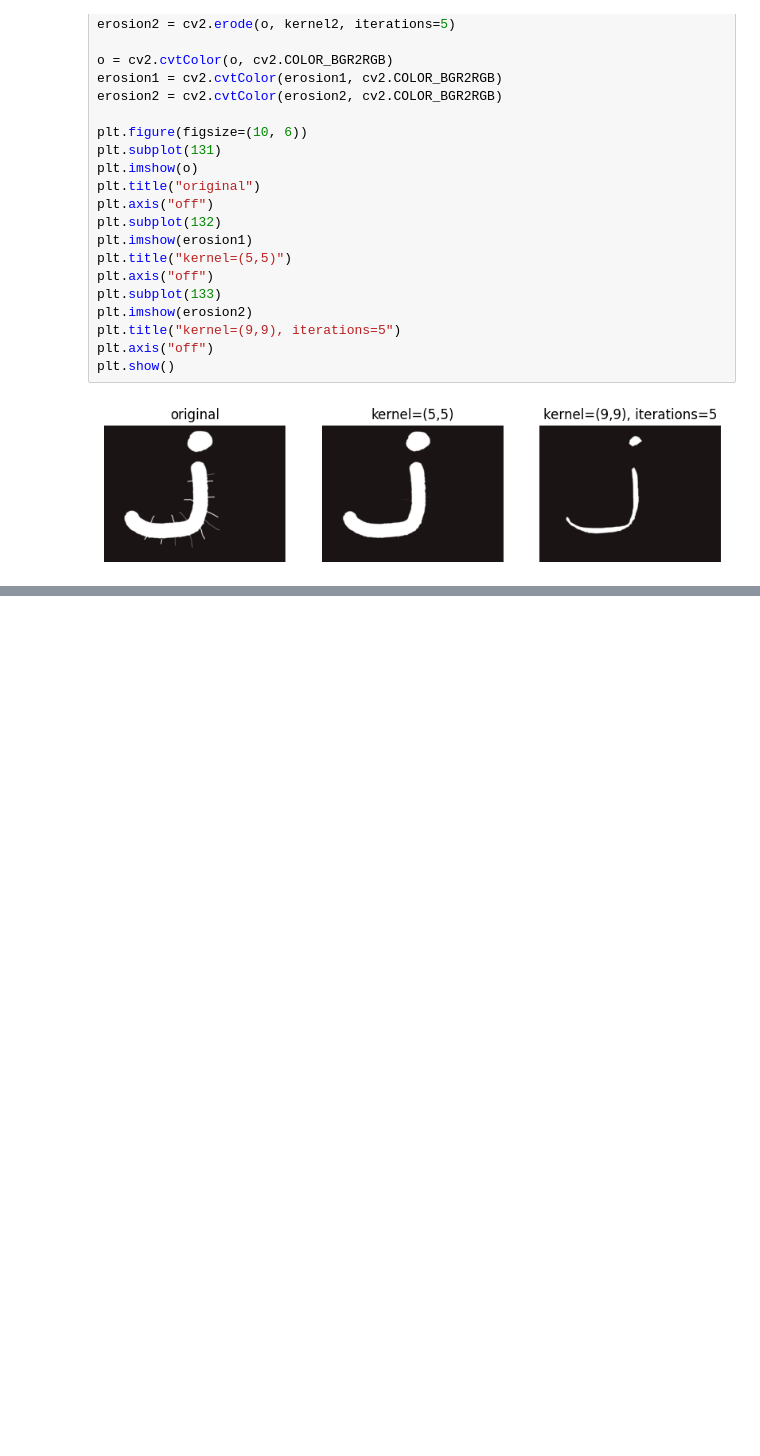
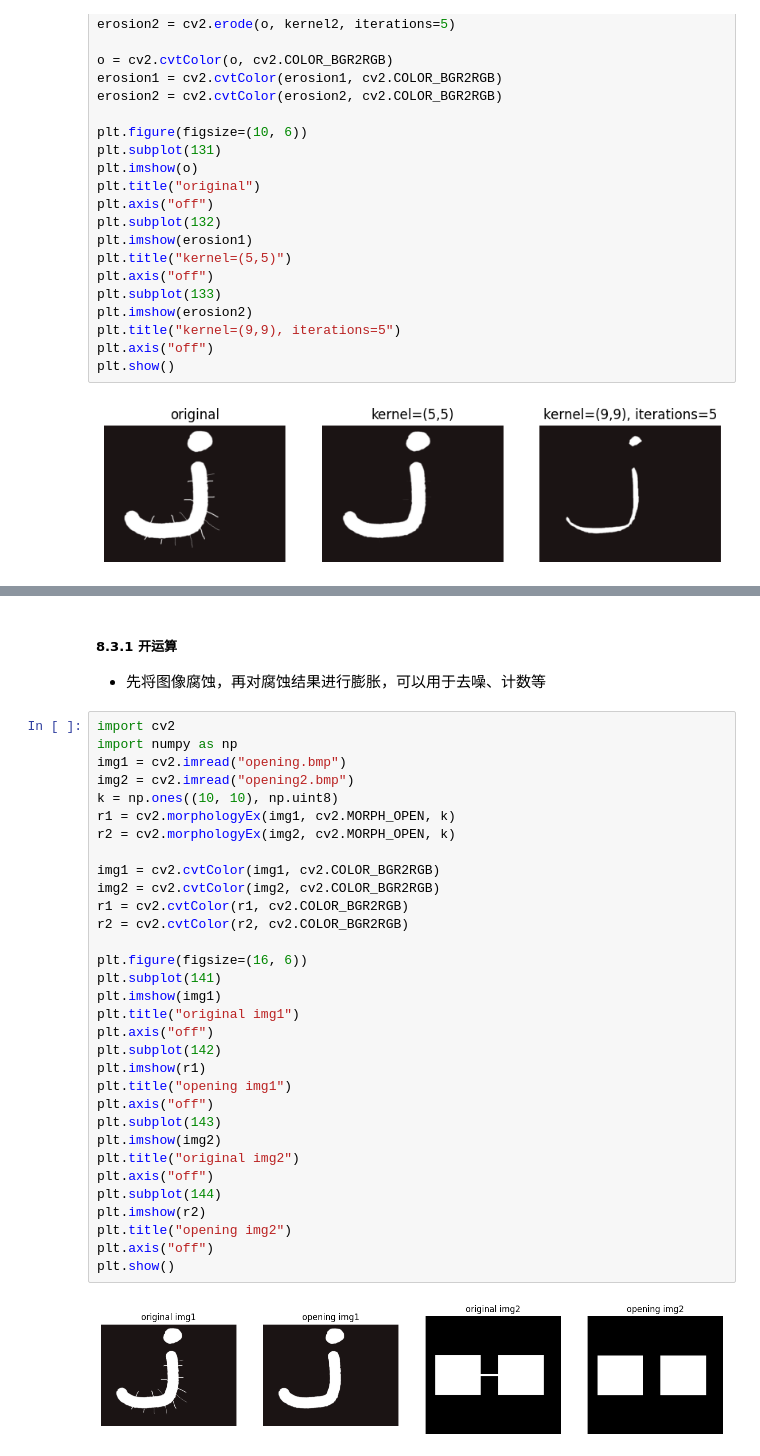
Before and after one commit to MercuryHaipeng/Getting-Started-with-OpenCV-Python-Edition-2nd-Edition-, a Jupyter notebook: Chapter 8/8-1.ipynb, the cells around one changed output, grey strips where cells are left out. Saved outputs shown, nothing was run; the diff lists cells and outputs as text; blank space fills up the shorter version.

```diff
--- a/Chapter 8/8-1.ipynb
+++ b/Chapter 8/8-1.ipynb
@@ -47,0 +100,37 @@ plt.show()
+# %% [markdown]
+##### 8.3.1 开运算
+- 先将图像腐蚀，再对腐蚀结果进行膨胀，可以用于去噪、计数等
+# %%
+import cv2
+import numpy as np
+img1 = cv2.imread("opening.bmp")
+img2 = cv2.imread("opening2.bmp")
+k = np.ones((10, 10), np.uint8)
+r1 = cv2.morphologyEx(img1, cv2.MORPH_OPEN, k)
+r2 = cv2.morphologyEx(img2, cv2.MORPH_OPEN, k)
+
+img1 = cv2.cvtColor(img1, cv2.COLOR_BGR2RGB)
+img2 = cv2.cvtColor(img2, cv2.COLOR_BGR2RGB)
+r1 = cv2.cvtColor(r1, cv2.COLOR_BGR2RGB)
+r2 = cv2.cvtColor(r2, cv2.COLOR_BGR2RGB)
+
+plt.figure(figsize=(16, 6))
+plt.subplot(141)
+plt.imshow(img1)
+plt.title("original img1")
+plt.axis("off")
+plt.subplot(142)
+plt.imshow(r1)
+plt.title("opening img1")
+plt.axis("off")
+plt.subplot(143)
+plt.imshow(img2)
+plt.title("original img2")
+plt.axis("off")
+plt.subplot(144)
+plt.imshow(r2)
+plt.title("opening img2")
+plt.axis("off")
+plt.show()
+# %% [output]
+[figure, added]
```
Also changed, not shown: parts of 13 cells of this notebook, 13 other files.
